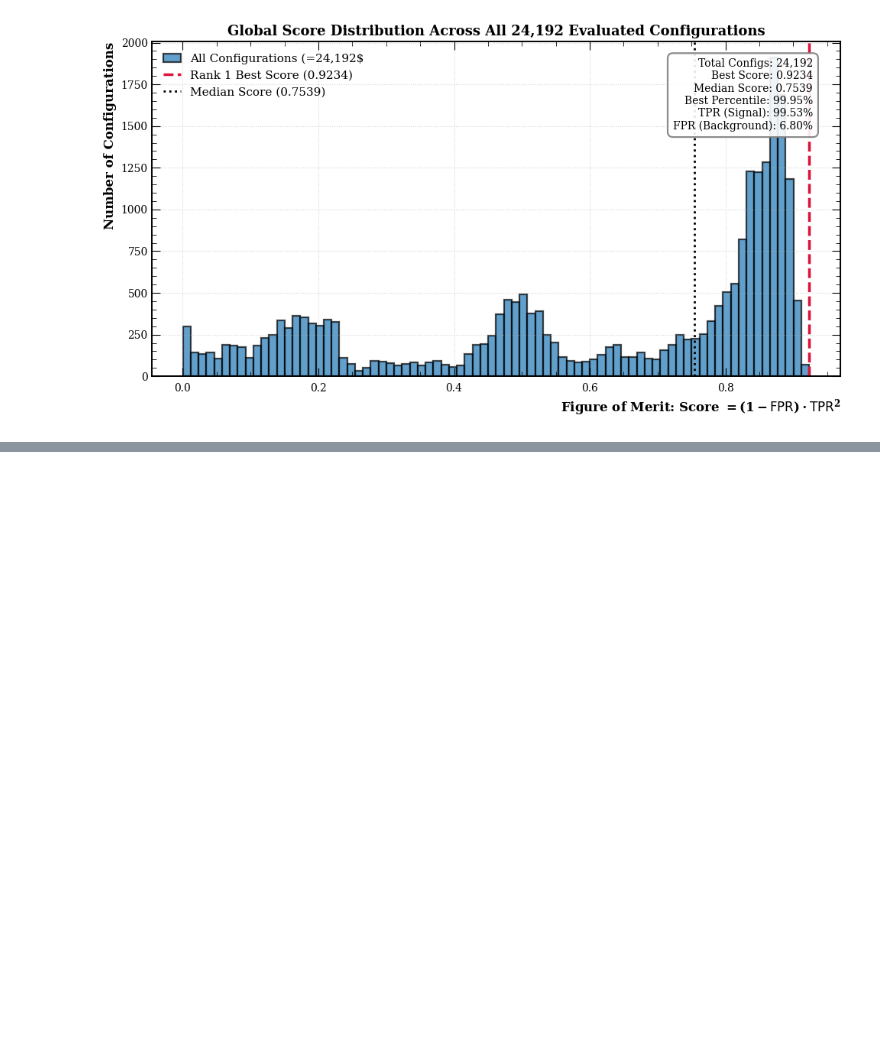
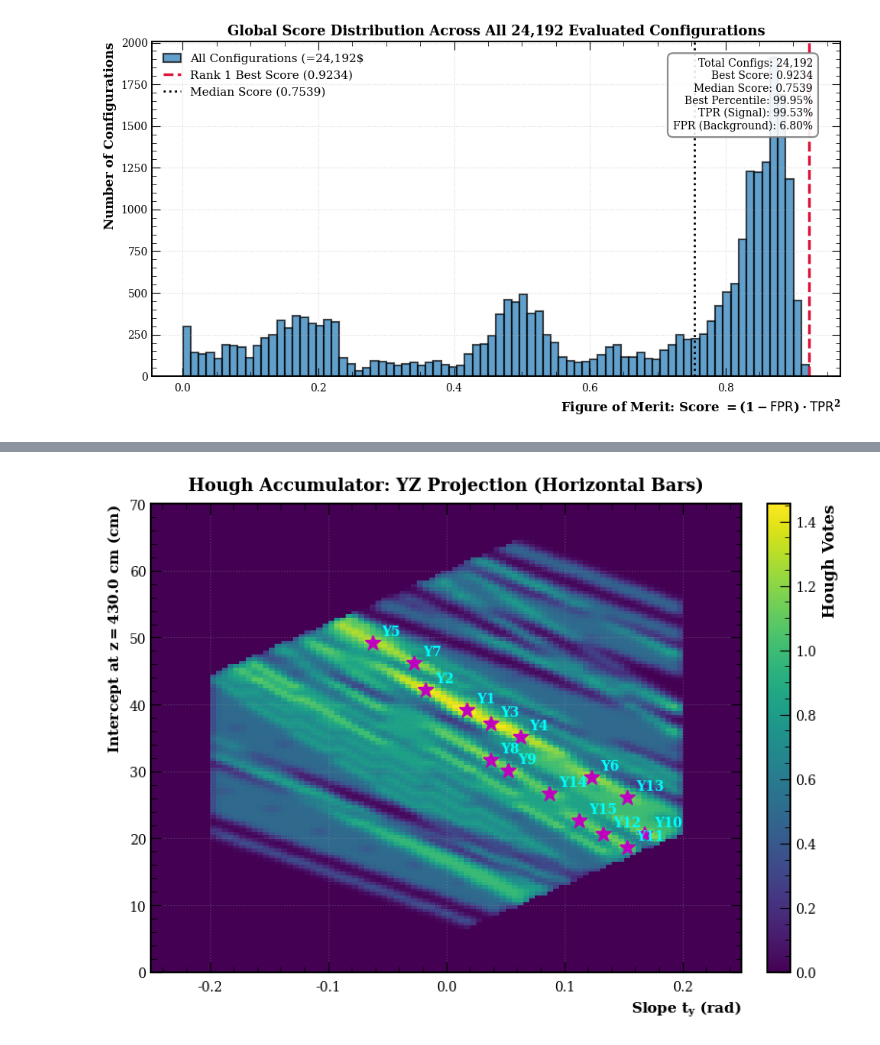
Before and after one commit to idionisov/snd-numu-charm, a Jupyter notebook: notebooks/hough_tuning.ipynb, the cells around one changed output, grey strips where cells are left out. Cells and saved outputs as stored; diff of their text form; code cells hidden in the pictures; blank space fills up the shorter version.

```diff
--- a/notebooks/hough_tuning.ipynb
+++ b/notebooks/hough_tuning.ipynb
@@ -302,0 +569,25 @@ plt.show()
+# %%
+# Figure 7.2: Hough Accumulator YZ Projection
+
+fig, ax = plt.subplots(figsize=(8, 6))
+im_y = ax.imshow(
+    acc_y, origin="lower",
+    extent=[h_zy.xH_range[0], h_zy.xH_range[1], h_zy.yH_range[0], h_zy.yH_range[1]],
+    aspect="auto", cmap="viridis"
+)
+cbar = plt.colorbar(im_y, ax=ax, label="Hough Votes", fraction=0.046, pad=0.04)
+for idx, p in enumerate(peaks_y):
+    yH_peak = p["intercept"] + p["slope"] * z_offset
+    ax.plot(p["slope"], yH_peak, "m*", markersize=12)
+    ax.text(p["slope"] + 0.008, yH_peak + 1.2, f"Y{idx+1}", color="cyan", fontsize=10, fontweight="bold")
+
+ax.set_title("Hough Accumulator: YZ Projection (Horizontal Bars)", fontsize=13, fontweight="bold", pad=10)
+ax.set_xlabel("Slope $t_y$ (rad)", fontsize=11)
+ax.set_ylabel(f"Intercept at $z={z_offset}$ cm (cm)", fontsize=11)
+ax.set_xlim(-0.25, 0.25)
+plt.ylim(0, 70)
+ax.grid(alpha=0.3)
+plt.tight_layout()
+plt.show()
+# %% [output]
+[figure, added]
```
Also changed, not shown: parts of 9 cells of this notebook.
